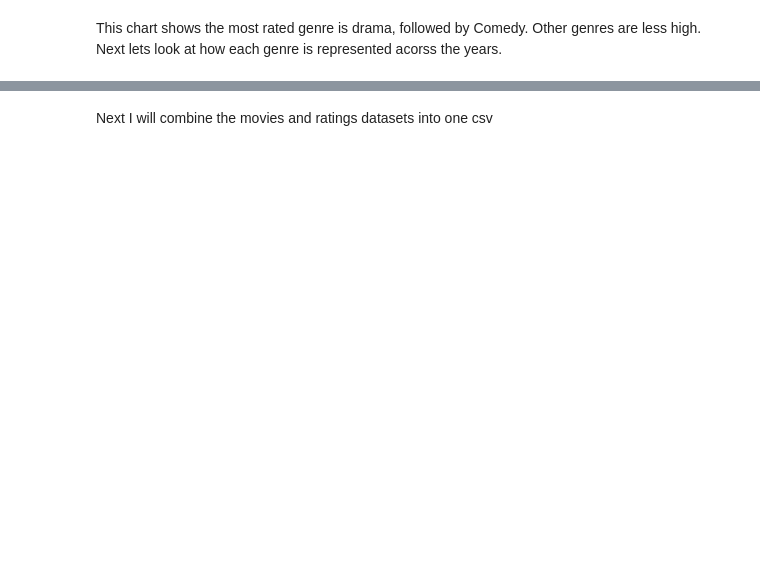
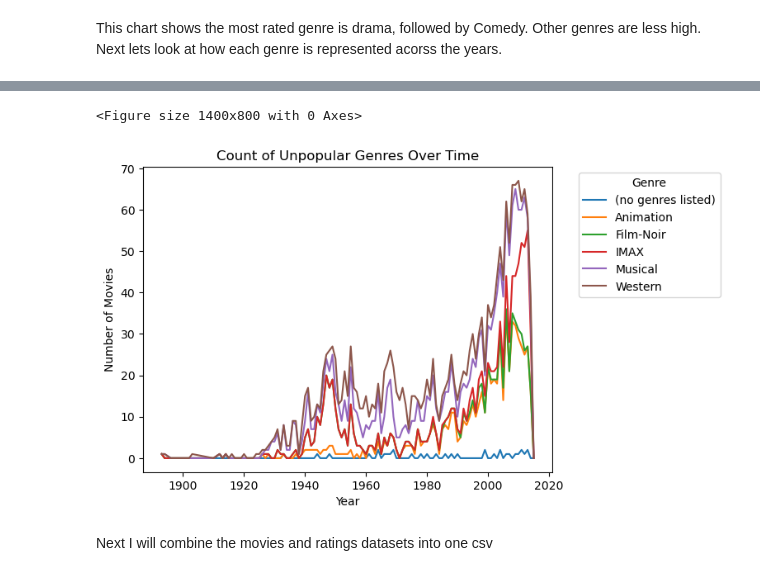
Before and after one commit to padraicohora/movie-recommendation, a Jupyter notebook: exploration/movies_univariate.ipynb, the cells around one changed output, grey strips where cells are left out. Drawn from its saved outputs; the diff is of its cells as text; code cells hidden in the pictures; blank space fills up the shorter version.

```diff
--- a/exploration/movies_univariate.ipynb
+++ b/exploration/movies_univariate.ipynb
@@ -246,3 +264,18 @@ plt.show()
+# %%
+
+unpopular_genre_year_counts = movies.drop(columns=genre_counts.iloc[0:14].index).groupby(['movie_year']).sum()
+
+# Plot the count of each genre per year
+plt.figure(figsize=(14, 8))
+unpopular_genre_year_counts.plot(kind='line', stacked=True)
+plt.title('Count of Unpopular Genres Over Time')
+plt.xlabel('Year')
+plt.ylabel('Number of Movies')
+plt.legend(title='Genre', bbox_to_anchor=(1.05, 1), loc='upper left')
+plt.show()
+# %% [output]
+<Figure size 1400x800 with 0 Axes>
+[figure, added]
 # %% [markdown]
 Next I will combine the movies and ratings datasets into one csv
 # %%
```
Also changed, not shown: parts of 11 cells of this notebook, 2 other files.
